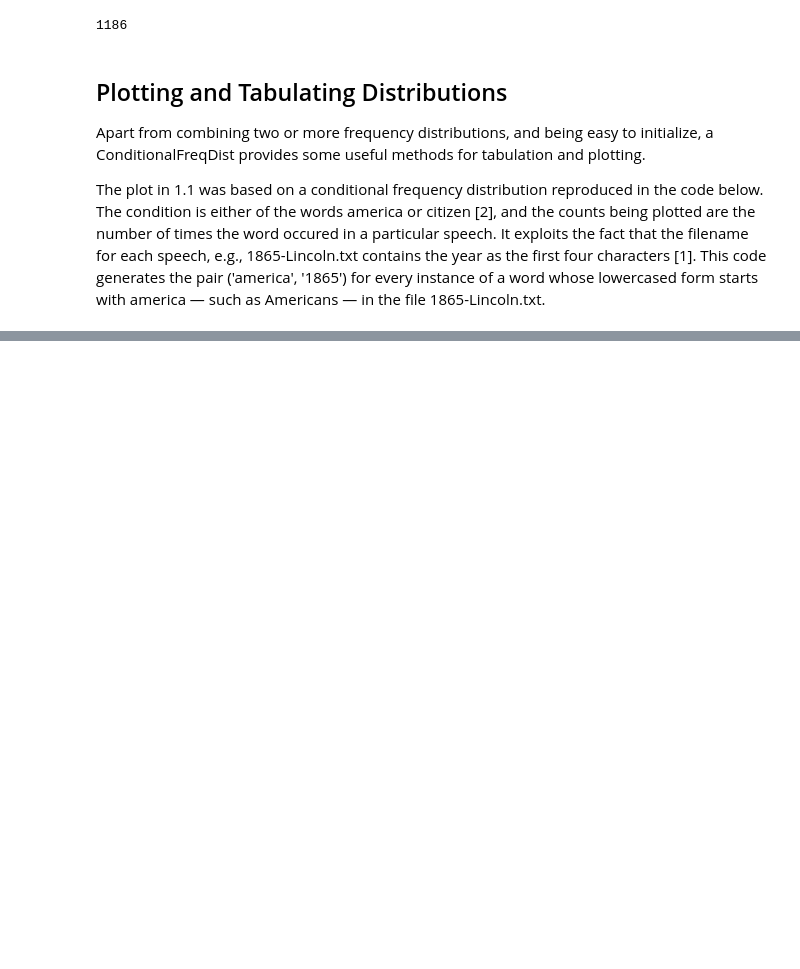
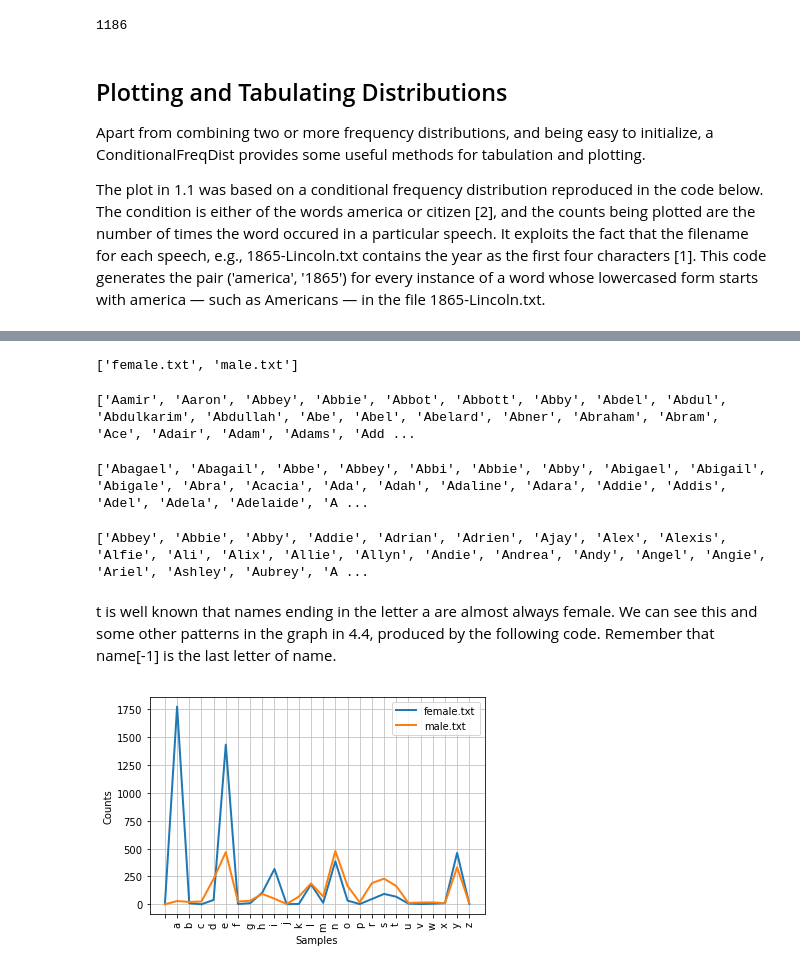
Before and after one commit to iamjz/NaturalLanguageProcessing, a Jupyter notebook: Chap02_AccessingTextCorporaLexicalResources.ipynb, the cells around one changed output, grey strips where cells are left out. Drawn from its saved outputs; the diff is of its cells as text; code cells hidden in the pictures; blank space fills up the shorter version.

```diff
--- a/Chap02_AccessingTextCorporaLexicalResources.ipynb
+++ b/Chap02_AccessingTextCorporaLexicalResources.ipynb
@@ -383,0 +585,31 @@ The plot in 1.1 was based on a conditional frequency distribution reproduced in
+# %%
+names = nltk.corpus.names
+names.fileids()
+# %% [output]
+['female.txt', 'male.txt']
+# %%
+male_names = names.words("male.txt")
+male_names[:100]
+# %% [output]
+['Aamir', 'Aaron', 'Abbey', 'Abbie', 'Abbot', 'Abbott', 'Abby', 'Abdel', 'Abdul', 'Abdulkarim', 'Abdullah', 'Abe', 'Abel', 'Abelard', 'Abner', 'Abraham', 'Abram', 'Ace', 'Adair', 'Adam', 'Adams', 'Add ...
+# %%
+female_names = names.words("female.txt")
+female_names[:100]
+# %% [output]
+['Abagael', 'Abagail', 'Abbe', 'Abbey', 'Abbi', 'Abbie', 'Abby', 'Abigael', 'Abigail', 'Abigale', 'Abra', 'Acacia', 'Ada', 'Adah', 'Adaline', 'Adara', 'Addie', 'Addis', 'Adel', 'Adela', 'Adelaide', 'A ...
+# %%
+[w for w in male_names if w in female_names]
+# %% [output]
+['Abbey', 'Abbie', 'Abby', 'Addie', 'Adrian', 'Adrien', 'Ajay', 'Alex', 'Alexis', 'Alfie', 'Ali', 'Alix', 'Allie', 'Allyn', 'Andie', 'Andrea', 'Andy', 'Angel', 'Angie', 'Ariel', 'Ashley', 'Aubrey', 'A ...
+# %% [markdown]
+t is well known that names ending in the letter a are almost always female. We can see this and some other patterns in the graph in 4.4, produced by the following code. Remember that name[-1] is the last letter of name.
+# %%
+cfd = nltk.ConditionalFreqDist(
+                (fileid, name[-1])
+                for fileid in names.fileids()
+                for name in names.words(fileid)
+)
+
+cfd.plot()
+# %% [output]
+[figure, added]
```
Also changed, not shown: parts of 143 cells of this notebook, 1 other file.
